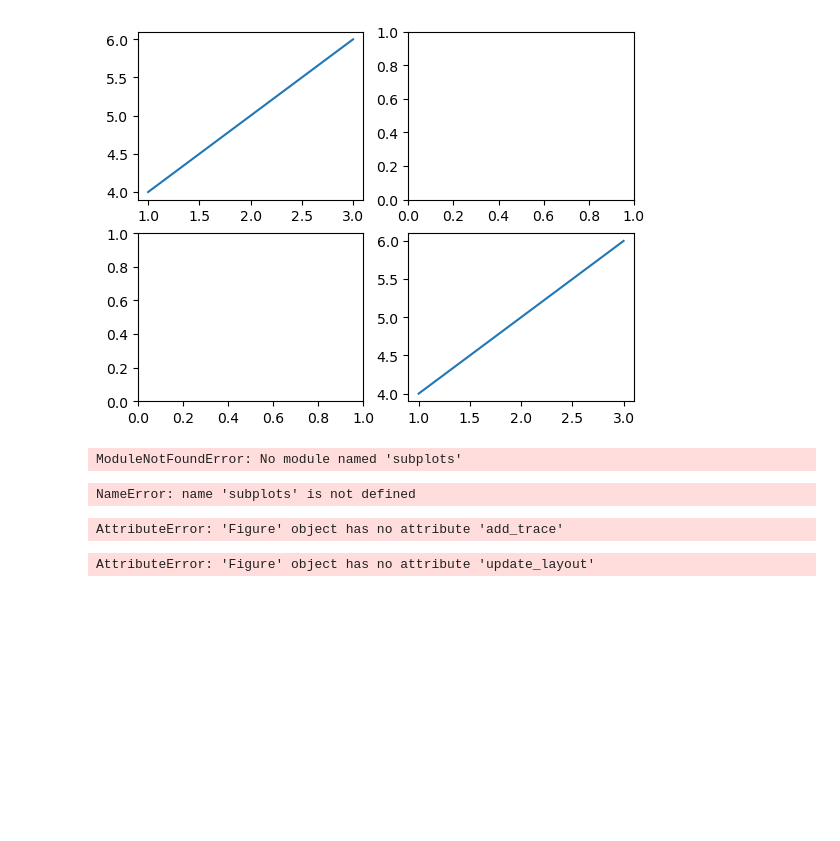
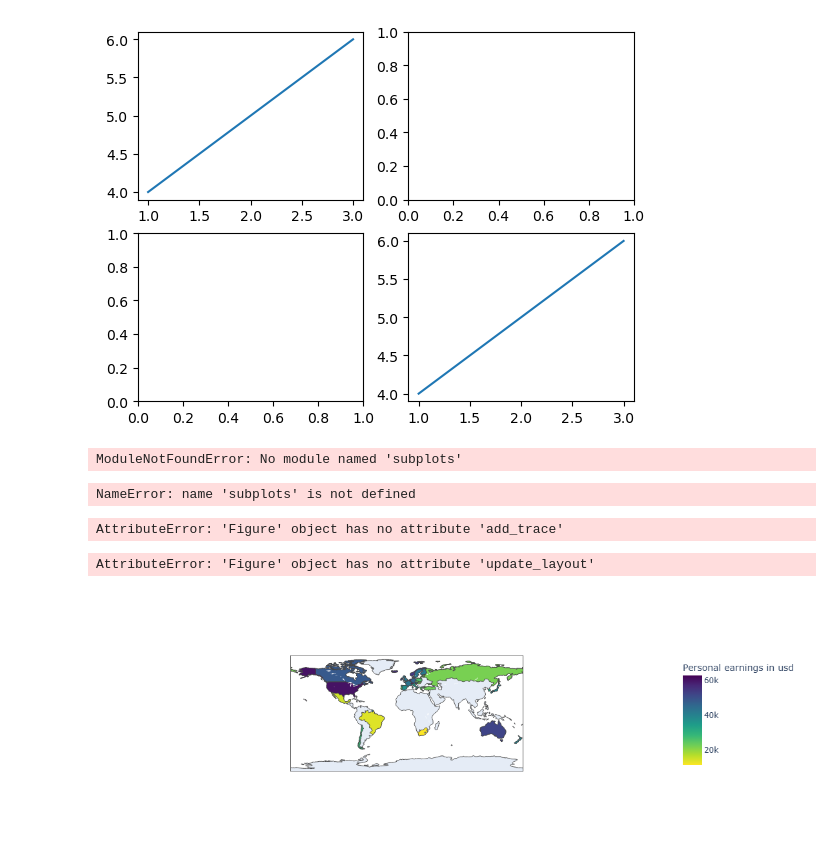
Before and after one commit to Tobias-2/modul_11, a Jupyter notebook: Untitled.ipynb, the cells around one changed output. Cells and saved outputs as stored; diff of their text form; code cells hidden in the pictures; blank space fills up the shorter version.

```diff
--- a/Untitled.ipynb
+++ b/Untitled.ipynb
@@ -275,3 +275,16 @@ fig.update_layout(title='Pogoda we Wrocławiu w pierwszym tyg. czerwca')
 iplot(fig)
 # %% [output]
 AttributeError: 'Figure' object has no attribute 'update_layout'
+# %%
+df = pd.read_csv('OECDBLI2017.csv')
+# %%
+fig = go.Figure()
+
+fig.add_trace(go.Choropleth(colorscale='Viridis',
+                           reversescale=True,
+                           locations=df['Country'],
+                           locationmode='country names',
+                           z = df['Personal earnings in usd'],
+                           colorbar = dict(title='Personal earnings in usd')))
+# %% [output]
+[figure, added]
```
Also changed, not shown: parts of 3 cells of this notebook, 3 other files.
